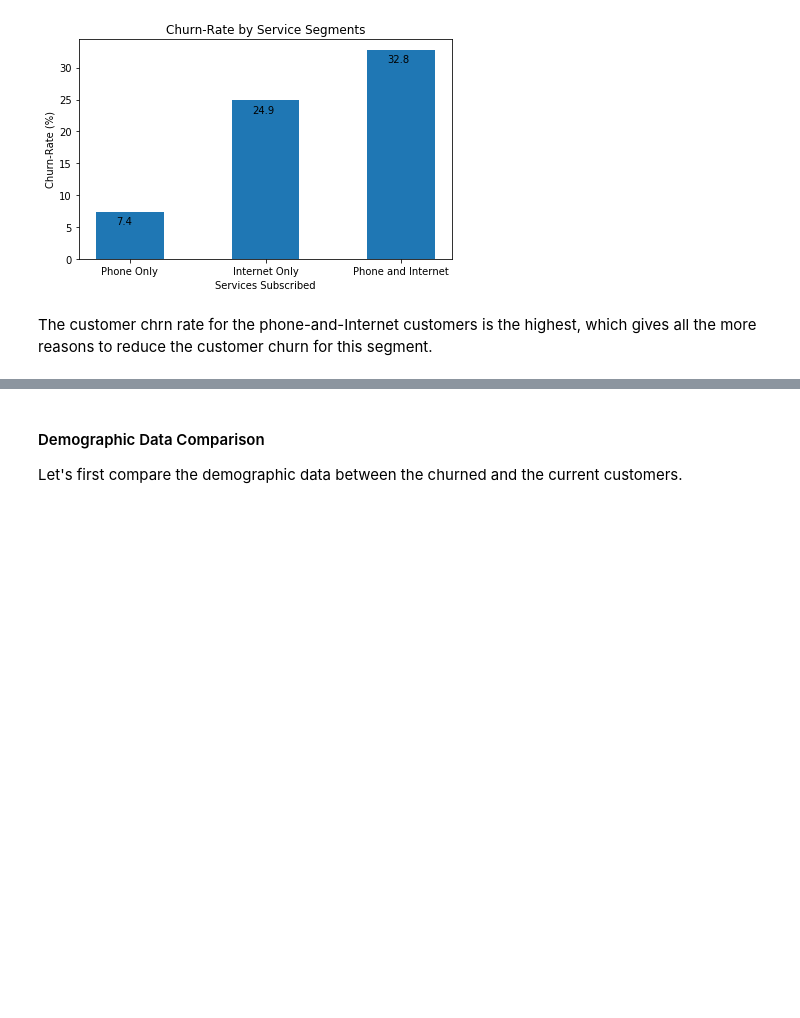
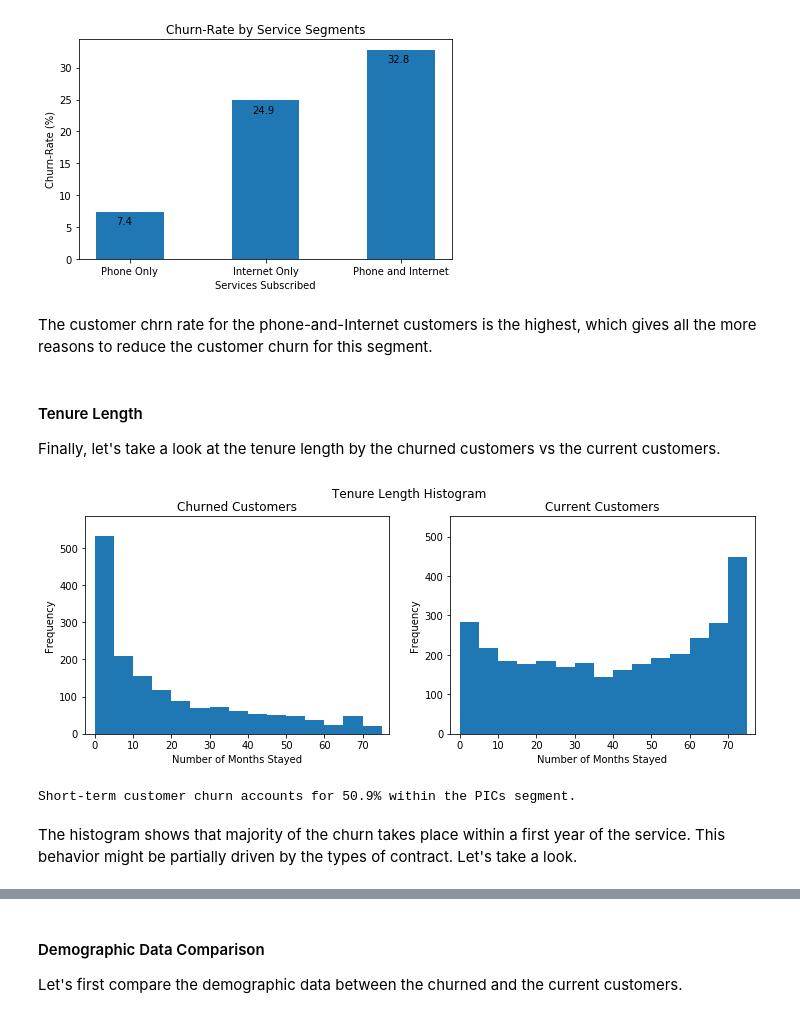
Before and after one commit to keigito/Telco_EDA, a Jupyter notebook: Telco_Customer_Churn.ipynb, the cells around one changed output, grey strips where cells are left out. Cells and saved outputs as stored; diff of their text form; code cells hidden in the pictures; blank space fills up the shorter version.

```diff
--- a/Telco_Customer_Churn.ipynb
+++ b/Telco_Customer_Churn.ipynb
@@ -254,3 +254,60 @@ plt.show()
 [figure]
 # %% [markdown]
 The customer chrn rate for the phone-and-Internet customers is the highest, which gives all the more reasons to reduce the customer churn for this segment.
+# %% [markdown]
+#### Tenure Length
+Finally, let's take a look at the tenure length by the churned customers vs the current customers.
+# %%
+bin_size = 5 # A size of a bin
+bins = np.arange(0, df[(df["PhoneService"] == "Yes") & (df["InternetService"] != "No") & (df["Churn"] == "Yes")]["tenure"].max()+bin_size, bin_size) # Array of bins
+
+# Get the maxima values to be used for graphs
+largest = df[(df["InternetService"] != "No") & (df["PhoneService"] == "Yes") & (df["Churn"] == "No")]["tenure"].max() # Max value of the tenure column
+bin_numbers = (math.ceil(largest/(bin_size * 10)) * 10) # Calculate the number of bins to be graphed. A bit hacky.
+count_churned, division_churned = np.histogram(df[(df["InternetService"] != "No") & (df["PhoneService"] == "Yes") & (df["Churn"] == "Yes")]["tenure"], bin_numbers) # Get the histogram raw data for the churned customers
+count_stayed, division_stayed = np.histogram(df[(df["InternetService"] != "No") & (df["PhoneService"] == "Yes") & (df["Churn"] == "No")]["tenure"], bin_numbers) # Get the histogram raw data for the current customers
+
+max_count_churned = count_churned.max()
+max_count_stayed = count_stayed.max()
+max_division_churned = division_churned.max()
+max_division_stayed = division_stayed.max()
+
+max_count_val = max_count_churned if max_count_churned >= max_count_stayed else max_count_stayed
+max_division_val = max_division_churned if max_division_churned >= max_division_stayed else max_division_stayed
+
+ylim_churned = max_count_churned * 1.1 # Multiply by 1.1 to give the graph a slightly more head room
+ylim_stayed = max_count_stayed * 1.1 # Multiply by 1.1 to give the graph a slightly more head room
+
+max_count_val = round(max_count_val, -1) *  1.1 # Multiply by 1.1 to give the graph a slightly more head room
+max_division_val = round(max_division_val) + bin_size
+
+# Create graphs
+plt.rcParams.update({'figure.figsize': [12, 4]})
+plt.figure()
+
+plt.suptitle("Tenure Length Histogram")
+plt.subplot(1, 2, 1)
+plt.hist(data=df[(df["InternetService"] != "No") & (df["PhoneService"] == "Yes") & (df["Churn"] == "Yes")], x="tenure", bins=bins)
+plt.title("Churned Customers")
+plt.xlabel("Number of Months Stayed")
+plt.ylabel("Frequency")
+plt.xlim(-2.5, max_division_val)
+plt.ylim(0, ylim_churned)
+
+plt.subplot(1, 2, 2)
+plt.hist(data=df[(df["InternetService"] != "No") & (df["PhoneService"] == "Yes") & (df["Churn"] == "No")], x="tenure", bins=bins)
+plt.title("Current Customers")
+plt.xlabel("Number of Months Stayed")
+plt.ylabel("Frequency")
+plt.xlim(-2.5, max_division_val)
+plt.ylim(0, ylim_stayed);
+# %% [output]
+[figure, added]
+# %%
+total_churn = df[(df["InternetService"] != "No") & (df["PhoneService"] == "Yes") & (df["Churn"] == "Yes")].shape[0]
+short_term_churn = df[(df["InternetService"] != "No") & (df["PhoneService"] == "Yes") & (df["Churn"] == "Yes") & (df["tenure"] < 12)].shape[0]
+print("Short-term customer churn accounts for {0:.1f}% within the PICs segment.".format((short_term_churn/total_churn*100.0)))
+# %% [output]
+Short-term customer churn accounts for 50.9% within the PICs segment.
+# %% [markdown]
+The histogram shows that majority of the churn takes place within a first year of the service. This behavior might be partially driven by the types of contract. Let's take a look.
```
Also changed, not shown: parts of 15 cells of this notebook.
